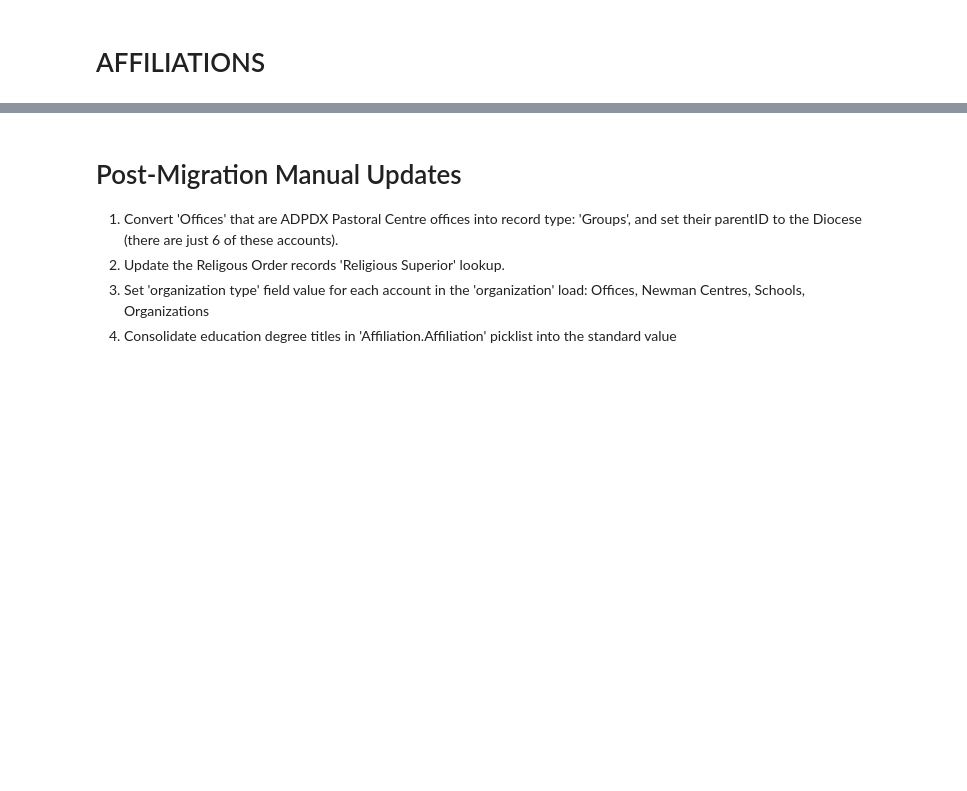
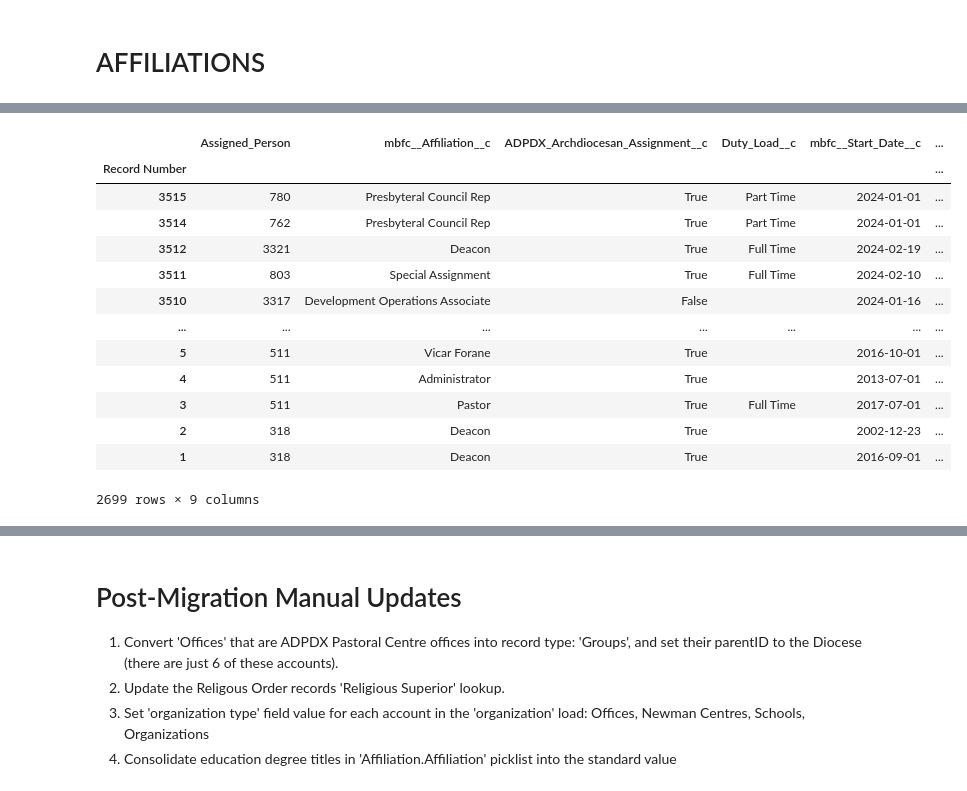
Before and after one commit to Cath-Strategic-Tech/adpdx_etl, a Jupyter notebook: ADPDX_ClergyDB.ipynb, the cells around one changed output, grey strips where cells are left out. Saved outputs shown, nothing was run; the diff lists cells and outputs as text; code cells hidden in the pictures; blank space fills up the shorter version.

```diff
--- a/ADPDX_ClergyDB.ipynb
+++ b/ADPDX_ClergyDB.ipynb
@@ -426,7 +599,8 @@ accounts.rename(
         'Sanctuary Capacity': 'Sanctuary_Capacity__c',
         'Miles to Pastoral Centre': 'Miles_to_Pastoral_Centre__c',
         'Archdiocesan School Code': 'Archdiocesan_School_Code__c',
-        'Grades Provided': 'Grades_Provided__c',
+        'Grades Provided': 'Grades_Provided__c'
+
     },
     inplace=True
 )
@@ -2897,19 +3220,10 @@ except SalesforceMalformedRequest as e:
 # %% [markdown]
 # AFFILIATIONS
 # %%
-# @title Import Assignments.csv
+# Import Assignments.csv
 
 import pandas as pd
 
-# No longer needed...
-# Organization_mapping = {
-#     'Offices': 'Organization',
-#     'Parishes': 'Church',
-#     'RelCommunities': 'Religious',
-#     'Schools': 'School',
-#     'Vicariates': 'Deanery',
-#     'NewmanCenters': 'Organization'
-# }
 
 df_affiliations = (
     pd.read_csv('/Users/matthewmartin/Library/CloudStorage/GoogleDrive-matt@meribahflow.com/Shared drives/Clients/ADPDX (Portland)/Data/Clergy DB/reports from clergypdx/Assignments (1).csv')
@@ -2918,25 +3232,25 @@ df_affiliations = (
     .drop(columns=['Historic Name'], errors='ignore')  # Added errors='ignore' for the same reason
     .rename(columns=lambda x: x.replace(' ', '_'))  # Remove whitespace in column names
     .assign(Account_Ext_Id=lambda df: df['Organization_Table_Name'] + '_' + df['Organization_Table_Link'])
-    .assign(mbfc__Person__r=lambda df: df['Assigned_Person'].apply(lambda x: {'Archdpdx_Migration_Id__c': x}))
-    .assign(mbfc__Context__r=lambda df: df['Account_Ext_Id'].apply(lambda x: {'Archdpdx_Migration_Id__c': x}))
+    # .assign(mbfc__Person__r=lambda df: df['Assigned_Person'].apply(lambda x: {'Archdpdx_Migration_Id__c': x}))
+    # .assign(mbfc__Context__r=lambda df: df['Account_Ext_Id'].apply(lambda x: {'Archdpdx_Migration_Id__c': x}))
     # .assign(mbfc__Use_Custom_Title__c= True)
     .assign(mbfc__Category__c= 'Any All')
     # .assign(Archdpdx_Migration_Id__c= df_affiliations.index)
     .drop(columns=[
-        'Assigned_Person'
-        ,'Organization_Table_Name'
+        # 'Assigned_Person'
+        'Organization_Table_Name'
         ,'Organization_Table_Link'
         ,'Projected_Term_End_Date'
         ,'Term_Number'
         ,'Leave_Type' # Leave out 'Leave_Type' until mapped properly
         ])
     .rename(columns={
-        'Duty_Load': 'Duty_Load__c',
+        'Duty_Load': 'mbfc__Duty_Load__c',
         'Start_Date': 'mbfc__Start_Date__c',
         'End_Date': 'mbfc__Completion_Date__c',
         'Assignment_Title': 'mbfc__Affiliation__c',
-        'Archdiocesan_Assignment': 'ADPDX_Archdiocesan_Assignment__c',
+        'Archdiocesan_Assignment': 'adpdx_Archdiocesan_Assignment__c',
     })
     .replace({'ADPDX_Archdiocesan_Assignment__c': {'Yes': True, 'No': False, None: False}})
     .fillna('')
@@ -2949,0 +3319,20 @@ df_affiliations.sample(10)
+# %%
+# Get SF Record Ids from External Ids
+
+# Get Context Account Ids
+add_salesforce_record_ids(sf, df_affiliations, 'Account_Ext_Id', 'Account', 'Archdpdx_Migration_Id__c', 'mbfc__Context__c')
+# %% [output]
+|  | Assigned_Person | mbfc__Affiliation__c | ADPDX_Archdiocesan_Assignment__c | Duty_Load__c | mbfc__Start_Date__c | ... |
+| Record Number |  |  |  |  |  | ... |
+| 3515 | 780 | Presbyteral Council Rep | True | Part Time | 2024-01-01 | ... |
+| 3514 | 762 | Presbyteral Council Rep | True | Part Time | 2024-01-01 | ... |
+| 3512 | 3321 | Deacon | True | Full Time | 2024-02-19 | ... |
+| 3511 | 803 | Special Assignment | True | Full Time | 2024-02-10 | ... |
+| 3510 | 3317 | Development Operations Associate | False |  | 2024-01-16 | ... |
+| ... | ... | ... | ... | ... | ... | ... |
+| 5 | 511 | Vicar Forane | True |  | 2016-10-01 | ... |
+| 4 | 511 | Administrator | True |  | 2013-07-01 | ... |
+| 3 | 511 | Pastor | True | Full Time | 2017-07-01 | ... |
+| 2 | 318 | Deacon | True |  | 2002-12-23 | ... |
+| 1 | 318 | Deacon | True |  | 2016-09-01 | ... |
+2699 rows × 9 columns
```
Also changed, not shown: parts of 43 cells of this notebook, 11 other files.
